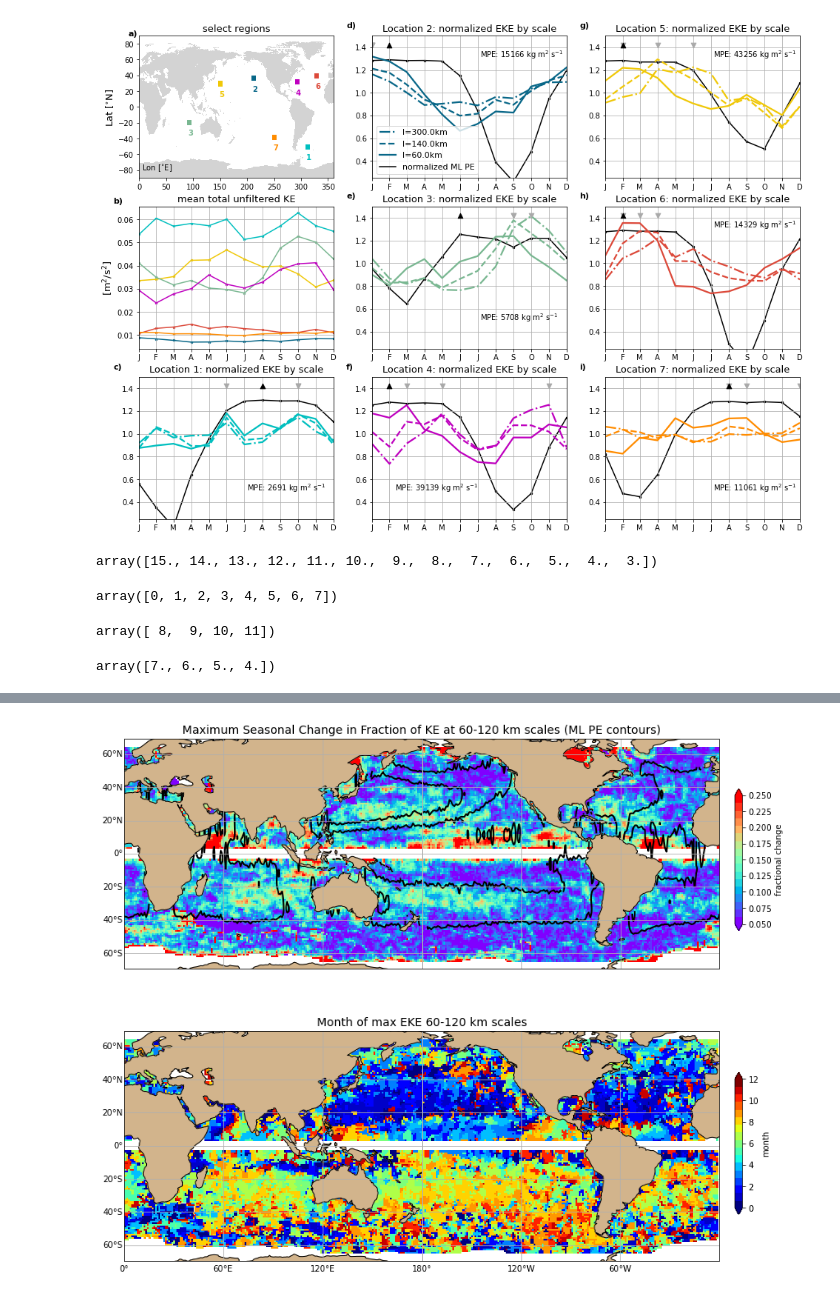
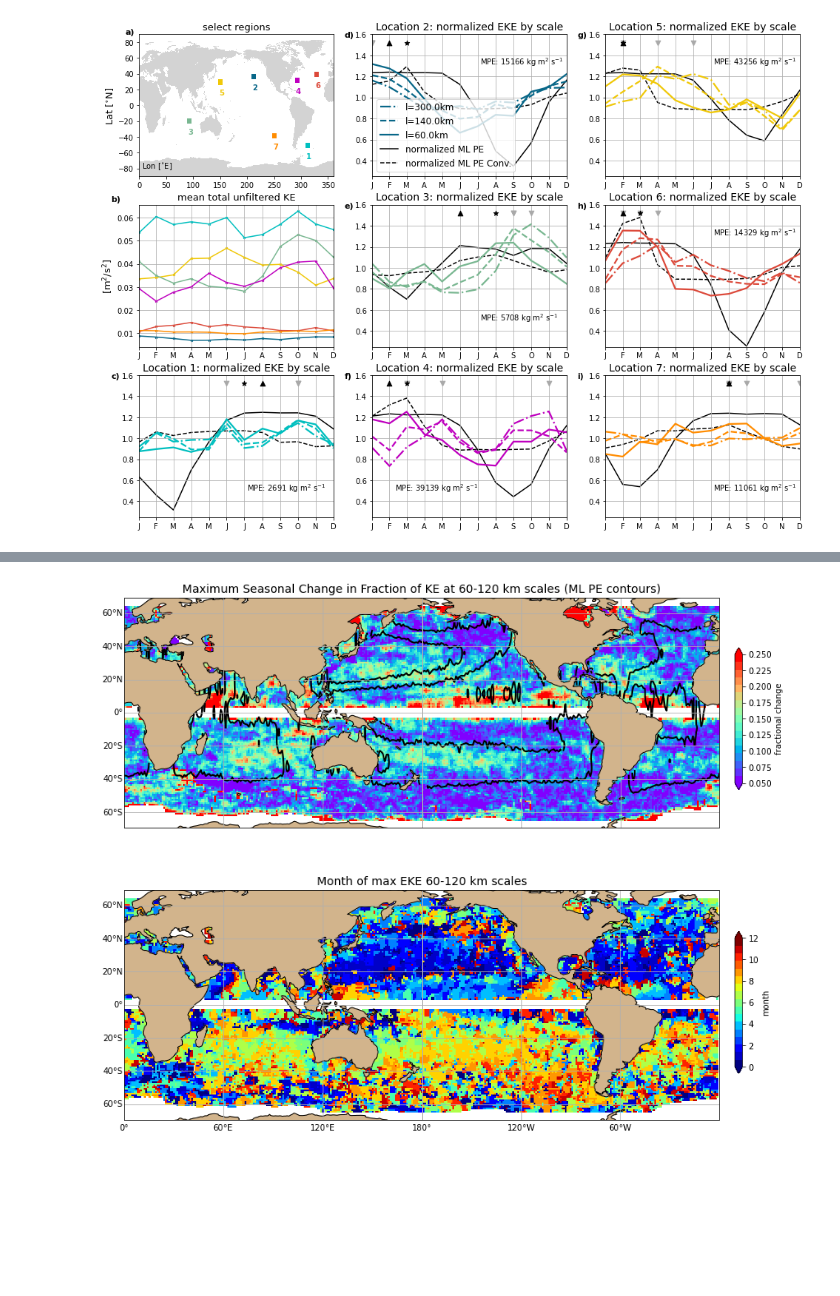
Before and after one commit to jakesteinberg/CPT, a Jupyter notebook: global_along_track_synthesis.ipynb, the cells around one changed output, grey strips where cells are left out. Cells and saved outputs as stored; diff of their text form; code cells hidden in the pictures; blank space fills up the shorter version.

```diff
--- a/global_along_track_synthesis.ipynb
+++ b/global_along_track_synthesis.ipynb
@@ -32,12 +32,12 @@ coarsening_factors = j2_filtered.filter_fac.filter_fac.data
 s_i = j2_filtered['month_bins'].data
 # %%
 # load climatology
-f_argo_pe = '/Users/jakesteinberg/Documents/CPT/Argo/Argo_PE_APE.nc'
+f_argo_pe = '/Users/jakesteinberg/Documents/CPT/Argo/Argo_PE_APEConversion3.nc'
 argo_pe = xr.open_dataset(f_argo_pe)
 pe_lon = argo_pe.lon.longitude.data
 pe_lat = argo_pe.lat.latitude.data
 pe = argo_pe['pe'].data
-ape_rate = argo_pe['ape_rate'].data
+pe_rate = argo_pe['ape_rate'].data
 # %%
 # global parameters/fields
 hor_grid_spacing = 20.0
@@ -118,67 +118,78 @@ for i in range(7):
     ax[axi[i][0], axi[i][1]].plot(frac_year, np.nanmean(eke[:, in_lon[i]][:, :, in_lat[i]][:,:,:,to_show[2]], axis=tuple(range(1, 3)))/\
                                   np.nanmean(eke[:, in_lon[i]][:, :, in_lat[i]][:,:,:,to_show[2]]), \
                  color=colors[i], label='l=' + str(coarsening_factors[to_show[2]]*hor_grid_spacing) + 'km', linewidth=2.25,zorder=2)
-    ax[axi[i][0], axi[i][1]].plot(frac_year, -0.3*(np.nanmean(pe[:,in_lat_pe[i]][:,:,in_lon_pe[i]], axis=tuple(range(1, 3))) - np.nanmean(pe[:,in_lat_pe[i], in_lon_pe[i]])) \
+    # PE
+    ax[axi[i][0], axi[i][1]].plot(frac_year, -0.25*(np.nanmean(pe[:,in_lat_pe[i]][:,:,in_lon_pe[i]], axis=tuple(range(1, 3))) - np.nanmean(pe[:,in_lat_pe[i], in_lon_pe[i]])) \
                                   /np.nanmean(pe[:,in_lat_pe[i], in_lon_pe[i]]) + 1, color='k',zorder=1, label='normalized ML PE')
-    ax[axi[i][0], axi[i][1]].scatter(frac_year, -0.3*(np.nanmean(pe[:,in_lat_pe[i]][:,:,in_lon_pe[i]], axis=tuple(range(1, 3))) - np.nanmean(pe[:,in_lat_pe[i], in_lon_pe[i]])) \
-                                  /np.nanmean(pe[:,in_lat_pe[i], in_lon_pe[i]]) + 1, color='k',s=6,zorder=1)
+    # ax[axi[i][0], axi[i][1]].scatter(frac_year, -0.3*(np.nanmean(pe[:,in_lat_pe[i]][:,:,in_lon_pe[i]], axis=tuple(range(1, 3))) - np.nanmean(pe[:,in_lat_pe[i], in_lon_pe[i]])) \
+    #                               /np.nanmean(pe[:,in_lat_pe[i], in_lon_pe[i]]) + 1, color='k',s=6,zorder=1)
+    # PE Conversion
+    ax[axi[i][0], axi[i][1]].plot(frac_year, 0.12*(np.nanmean(pe_rate[:,in_lat_pe[i]][:,:,in_lon_pe[i]], axis=tuple(range(1, 3))) - np.nanmean(pe_rate[:,in_lat_pe[i], in_lon_pe[i]])) \
+                                  /np.nanmean(pe_rate[:,in_lat_pe[i], in_lon_pe[i]]) + 1, color='k',zorder=1, label='normalized ML PE Conv.', linestyle='--')
+    # ax[axi[i][0], axi[i][1]].scatter(frac_year, 0.02*(np.nanmean(pe_rate[:,in_lat_pe[i]][:,:,in_lon_pe[i]], axis=tuple(range(1, 3))) - np.nanmean(pe_rate[:,in_lat_pe[i], in_lon_pe[i]])) \
+    #                               /np.nanmean(pe_rate[:,in_lat_pe[i], in_lon_pe[i]]) + 0.4, color='k',s=6,zorder=1)
 
     # scatter sequence of peak timings
     pe_cy = -1*(np.nanmean(pe[:,in_lat_pe[i]][:,:,in_lon_pe[i]], axis=tuple(range(1, 3))) - \
              np.nanmean(pe[:,in_lat_pe[i], in_lon_pe[i]]))
     pe_mm = np.where(pe_cy == np.nanmax(pe_cy))[0]
-    ax[axi[i][0], axi[i][1]].scatter(frac_year[pe_mm], 1.42, s=45, marker='^', color='k', zorder=3)
+    ax[axi[i][0], axi[i][1]].scatter(frac_year[pe_mm], 1.52, s=45, marker='^', color='k', zorder=3)
+
+    pe_cy = 1*(np.nanmean(pe_rate[:,in_lat_pe[i]][:,:,in_lon_pe[i]], axis=tuple(range(1, 3))) - \
+             np.nanmean(pe_rate[:,in_lat_pe[i], in_lon_pe[i]]))
+    pe_mm = np.where(pe_cy == np.nanmax(pe_cy))[0]
+    ax[axi[i][0], axi[i][1]].scatter(frac_year[pe_mm], 1.52, s=45, marker='*', color='k', zorder=3)
 
     ms = ['v', 'v', 'v']
     for kk in range(3):
         eke_cy = np.nanmean(eke[:, in_lon[i]][:, :, in_lat[i]][:,:,:,to_show[kk]], axis=tuple(range(1, 3)))
         eke_mm = np.where(eke_cy == np.nanmax(eke_cy))[0]
-        ax[axi[i][0], axi[i][1]].scatter(frac_year[eke_mm], 1.42, s=45, marker=ms[kk], color='#A9A9A9', zorder=2)
+        ax[axi[i][0], axi[i][1]].scatter(frac_year[eke_mm], 1.52, s=45, marker=ms[kk], color='#A9A9A9', zorder=2)
 
     if (i == 0) | (i == 1) | (i == 3):
         ax[axi[i][0], axi[i][1]].text(0.55, 1.31, 'MPE: ' +  \
                                   str(np.int(np.round(np.nanmean(pe[:,in_lat_pe[i]][:,:,in_lon_pe[i]]),0))) + \
                                   ' kg m$^2$ s$^{-1}$', fontsize=10)
     if (i == 2) | (i == 4) | (i == 6):
         ax[axi[i][0], axi[i][1]].text(0.55, 0.5, 'MPE: ' +  \
                                   str(np.int(np.round(np.nanmean(pe[:,in_lat_pe[i]][:,:,in_lon_pe[i]]),0))) + \
                                   ' kg m$^2$ s$^{-1}$', fontsize=10)
     if i == 5:
         ax[axi[i][0], axi[i][1]].text(0.15, 0.5, 'MPE: ' +  \
                                   str(np.int(np.round(np.nanmean(pe[:,in_lat_pe[i]][:,:,in_lon_pe[i]]),0))) + \
                                   ' kg m$^2$ s$^{-1}$', fontsize=10)
 
     ax[axi[i][0], axi[i][1]].set_xticks(frac_year)
     ax[axi[i][0], axi[i][1]].set_xticklabels(month_labels)
     ax[axi[i][0], axi[i][1]].set_xlim([frac_year[0], frac_year[-1]])
     # ax[axi[i][0], axi[i][1]].set_ylim([0.6, 1.5])
-    ax[axi[i][0], axi[i][1]].set_ylim([0.25, 1.5])
+    ax[axi[i][0], axi[i][1]].set_ylim([0.25, 1.6])
     ax[axi[i][0], axi[i][1]].grid()
 
-ax[0,1].set_title('Location 2: normalized EKE by scale', fontsize=13)
-ax[0,2].set_title('Location 5: normalized EKE by scale', fontsize=13)
-ax[1,1].set_title('Location 3: normalized EKE by scale', fontsize=13)
-ax[1,2].set_title('Location 6: normalized EKE by scale', fontsize=13)
-ax[2,0].set_title('Location 1: normalized EKE by scale', fontsize=13)
-ax[2,1].set_title('Location 4: normalized EKE by scale', fontsize=13)
-ax[2,2].set_title('Location 7: normalized EKE by scale', fontsize=13)
+ax[0,1].set_title('Location 2: normalized EKE by scale', fontsize=14)
+ax[0,2].set_title('Location 5: normalized EKE by scale', fontsize=14)
+ax[1,1].set_title('Location 3: normalized EKE by scale', fontsize=14)
+ax[1,2].set_title('Location 6: normalized EKE by scale', fontsize=14)
+ax[2,0].set_title('Location 1: normalized EKE by scale', fontsize=14)
+ax[2,1].set_title('Location 4: normalized EKE by scale', fontsize=14)
+ax[2,2].set_title('Location 7: normalized EKE by scale', fontsize=14)
 handles, labels = ax[0,1].get_legend_handles_labels()
-ax[0,1].legend(handles, labels, fontsize=11)
-ax[0,0].text(-20, 90, 'a)', fontweight='bold', fontsize=11)
-ax[0,1].text(-0.08, 1.57, 'd)', fontweight='bold', fontsize=11)
-ax[0,2].text(-0.08, 1.57, 'g)', fontweight='bold', fontsize=11)
-ax[1,0].text(-0.08, 0.067, 'b)', fontweight='bold', fontsize=11)
-ax[1,1].text(-0.08, 1.57, 'e)', fontweight='bold', fontsize=11)
-ax[1,2].text(-0.08, 1.57, 'h)', fontweight='bold', fontsize=11)
-ax[2,0].text(-0.08, 1.57, 'c)', fontweight='bold', fontsize=11)
-ax[2,1].text(-0.08, 1.57, 'f)', fontweight='bold', fontsize=11)
-ax[2,2].text(-0.08, 1.57, 'i)', fontweight='bold', fontsize=11)
+ax[0,1].legend(handles, labels, fontsize=12)
+ax[0,0].text(-25, 90, 'a)', fontweight='bold', fontsize=11)
+ax[0,1].text(-0.09, 1.57, 'd)', fontweight='bold', fontsize=11)
+ax[0,2].text(-0.09, 1.57, 'g)', fontweight='bold', fontsize=11)
+ax[1,0].text(-0.09, 0.067, 'b)', fontweight='bold', fontsize=11)
+ax[1,1].text(-0.09, 1.57, 'e)', fontweight='bold', fontsize=11)
+ax[1,2].text(-0.09, 1.57, 'h)', fontweight='bold', fontsize=11)
+ax[2,0].text(-0.09, 1.57, 'c)', fontweight='bold', fontsize=11)
+ax[2,1].text(-0.09, 1.57, 'f)', fontweight='bold', fontsize=11)
+ax[2,2].text(-0.09, 1.57, 'i)', fontweight='bold', fontsize=11)
 ax[0,0].grid()
 ax[1,0].grid()
 plt.show()
 f.savefig('/Users/jakesteinberg/Desktop/cpt_manuscript_figures/r2/j2_eke_by_month.jpg', dpi=500)
 # %% [output]
-[figure, old version]
+[figure, new version]
 # %%
 # load and grid deformation radius
 c98 = xr.open_dataset('/Users/jakesteinberg/Documents/CPT/altimetry/global_deformation_radius_chelton_1998.nc')
@@ -258,22 +269,6 @@ for i in tqdm(range(1, len(lon_bin_c) - 1)):
         smaller_frac0_sum[i,j] = np.sum(sample_band_sum[meso_band0_i])/loc_tot_var_sum[i, j]
         smaller_frac1_win[i,j] = np.sum(sample_band_win[meso_band1_i])/loc_tot_var_win[i, j]
         smaller_frac1_sum[i,j] = np.sum(sample_band_sum[meso_band1_i])/loc_tot_var_sum[i, j]
-# %%
-coarsening_factors
-# %% [output]
-array([15., 14., 13., 12., 11., 10.,  9.,  8.,  7.,  6.,  5.,  4.,  3.])
-# %%
-meso_band1_i
-# %% [output]
-array([0, 1, 2, 3, 4, 5, 6, 7])
-# %%
-np.where((coarsening_factors <= 7) & (coarsening_factors >= 4))[0]
-# %% [output]
-array([ 8,  9, 10, 11])
-# %%
-coarsening_factors[meso_band0_i]
-# %% [output]
-array([7., 6., 5., 4.])
 # %%
 # seaonal changes in percent of energy in bands
 land_col = '#D3D3D3'
```
Also changed, not shown: parts of 12 cells of this notebook.
